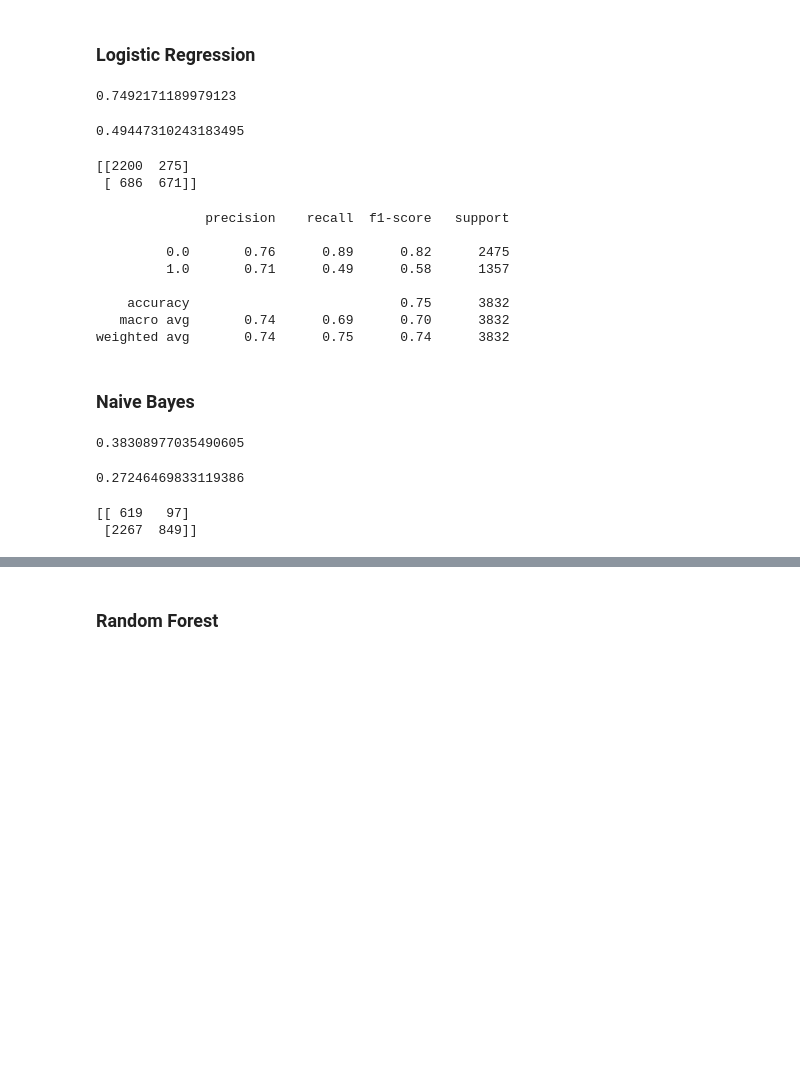
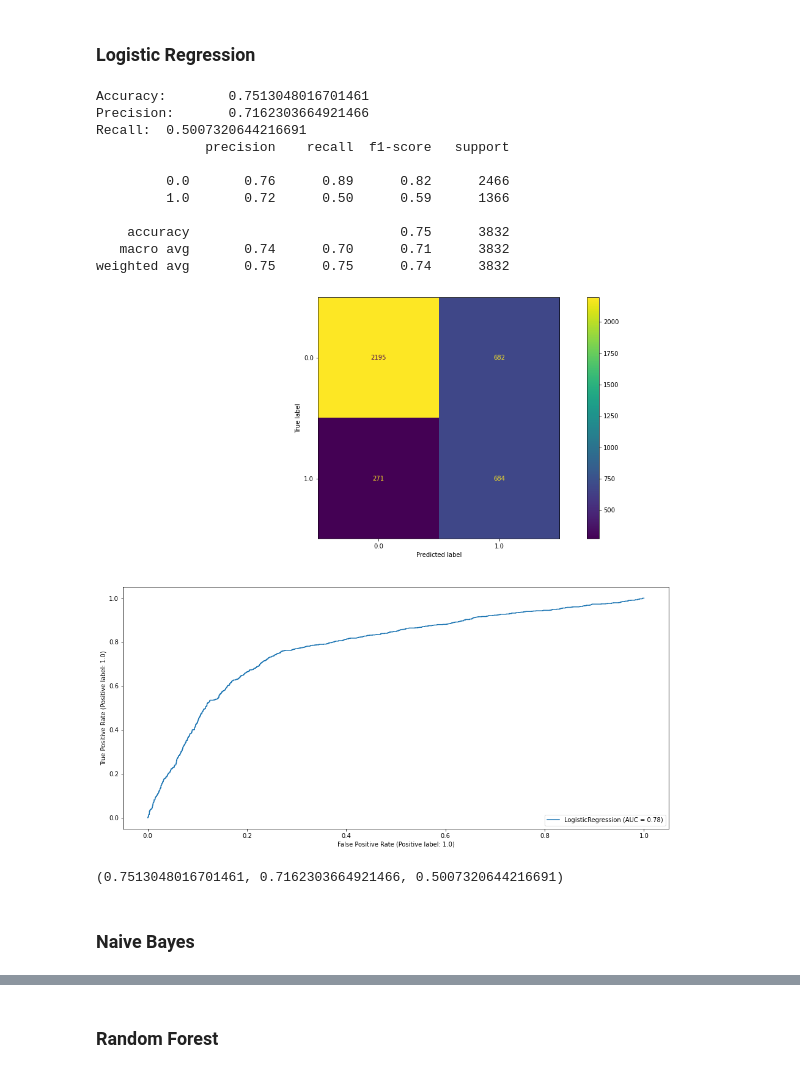
Before and after one commit to josumsc/hr-analytics-ds, a Jupyter notebook: src/hr-analytics-ds.ipynb, the cells around one changed output, grey strips where cells are left out. Cells and saved outputs as stored; diff of their text form; code cells hidden in the pictures; blank space fills up the shorter version.

Commit message:
Including function to better show results

```diff
--- a/src/hr-analytics-ds.ipynb
+++ b/src/hr-analytics-ds.ipynb
@@ -227,6 +235,30 @@ oversampler = SMOTE()
 X_oversampled, y_oversampled = oversampler.fit_resample(X_train, y_train)
 # %% [markdown]
 ## Modelling
+# %%
+def evaluate_classification_model(model, X_test, y_test):
+    """Prints and plots different metrics to evaluate our model
+
+    :param model: Model to evaluate
+    :param X_test: Matrix of data to get the predicted labels
+    :param y_test: Actual labels of the data
+    :return: (accuracy, precision, recall))
+    """
+    y_preds = model.predict(X_test)
+    accuracy = accuracy_score(y_preds, y_test)
+    precision = precision_score(y_preds, y_test)
+    recall = recall_score(y_preds, y_test)
+    print(f"Accuracy:\t {accuracy}")
+    print(f"Precision:\t {precision}")
+    print(f"Recall:\t {recall}")
+    print(classification_report(y_preds, y_test))
+
+    fig, ax = plt.subplots(figsize=(16, 16), nrows=2)
+    ConfusionMatrixDisplay.from_estimator(model, X_test, y_test, ax=ax[0])
+    RocCurveDisplay.from_estimator(model, X_test, y_test, ax=ax[1])
+    plt.show()
+
+    return (accuracy, precision, recall)
 # %% [markdown]
 ### Logistic Regression
 # %%
@@ -242,46 +274,25 @@ log_grid = GridSearchCV(
 log_grid.fit(X_oversampled, y_oversampled)
 log_model = log_grid.best_estimator_
 y_pred_log = log_model.predict(X_test)
-# %%
-print(accuracy_score(y_pred_log, y_test))
-# %% [output]
-0.7492171189979123
-# %%
-print(recall_score(y_pred_log, y_test))
-# %% [output]
-0.49447310243183495
-# %%
-print(confusion_matrix(y_pred_log, y_test))
-# %% [output]
-[[2200  275]
- [ 686  671]]
-# %%
-print(classification_report(y_pred_log, y_test))
-# %% [output]
-              precision    recall  f1-score   support
-
-         0.0       0.76      0.89      0.82      2475
-         1.0       0.71      0.49      0.58      1357
-
-    accuracy                           0.75      3832
-   macro avg       0.74      0.69      0.70      3832
-weighted avg       0.74      0.75      0.74      3832
+# %%
+evaluate_classification_model(log_model, X_test, y_test)
+# %% [output]
+Accuracy:        0.7513048016701461
+Precision:       0.7162303664921466
+Recall:  0.5007320644216691
+              precision    recall  f1-score   support
+
+         0.0       0.76      0.89      0.82      2466
+         1.0       0.72      0.50      0.59      1366
+
+    accuracy                           0.75      3832
+   macro avg       0.74      0.70      0.71      3832
+weighted avg       0.75      0.75      0.74      3832
+[figure, added]
+(0.7513048016701461, 0.7162303664921466, 0.5007320644216691)
 # %% [markdown]
 ### Naive Bayes
 # %%
 nb_model = GaussianNB()
 nb_model.fit(X_oversampled, y_oversampled)
 y_pred_nb = nb_model.predict(X_test)
-# %%
-print(accuracy_score(y_pred_nb, y_test))
-# %% [output]
-0.38308977035490605
-# %%
-print(recall_score(y_pred_nb, y_test))
-# %% [output]
-0.27246469833119386
-# %%
-print(confusion_matrix(y_pred_nb, y_test))
-# %% [output]
-[[ 619   97]
- [2267  849]]
```
Also changed, not shown: parts of 19 cells of this notebook.
